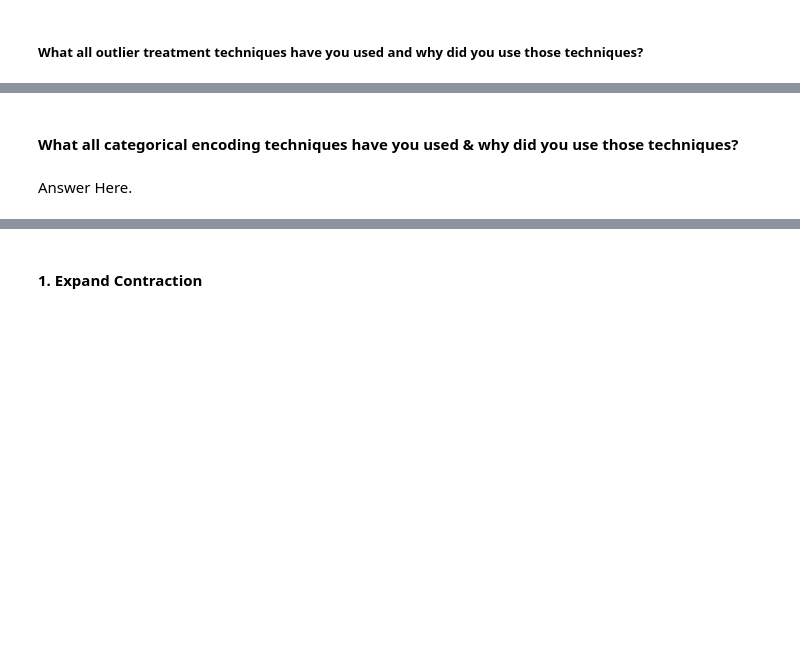
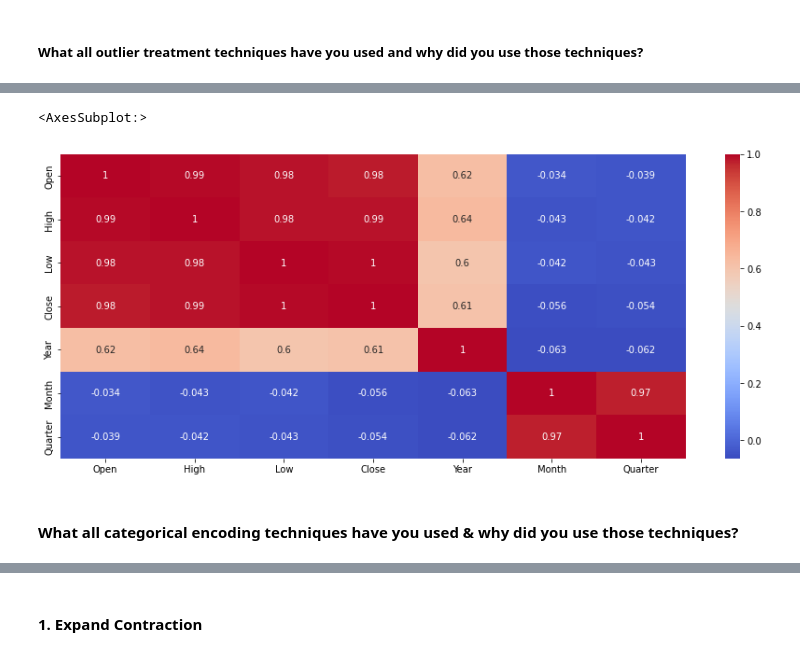
Before and after one commit to ashish-mali/Regression-Yes-Bank-Stock-Closing-Price-Prediction, a Jupyter notebook: Yes_Bank_Stock_Closing_Price_Prediction_Capstone_Project.ipynb, the cells around one changed output, grey strips where cells are left out. Cells and saved outputs as stored; diff of their text form; code cells hidden in the pictures; blank space fills up the shorter version.

```diff
--- a/Yes_Bank_Stock_Closing_Price_Prediction_Capstone_Project.ipynb
+++ b/Yes_Bank_Stock_Closing_Price_Prediction_Capstone_Project.ipynb
@@ -1774,0 +1805,7 @@ Answer Here.
+# %%
+# Let's take a look at our correlation heatmap
+plt.figure(figsize = (15,6))
+sns.heatmap(df.corr(), annot = True, cmap = 'coolwarm')
+# %% [output]
+<AxesSubplot:>
+[figure, added]
@@ -1775,4 +1816,2 @@ Answer Here.
 # %% [markdown]
 #### What all categorical encoding techniques have you used & why did you use those techniques?
-# %% [markdown]
-Answer Here.
```
Also changed, not shown: parts of 41 cells of this notebook.
